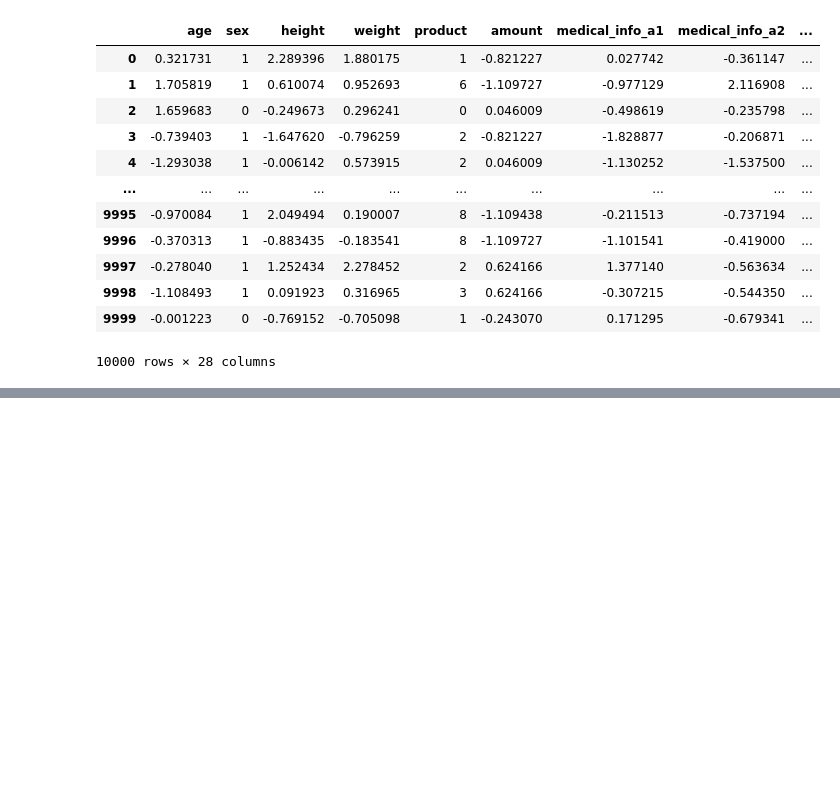
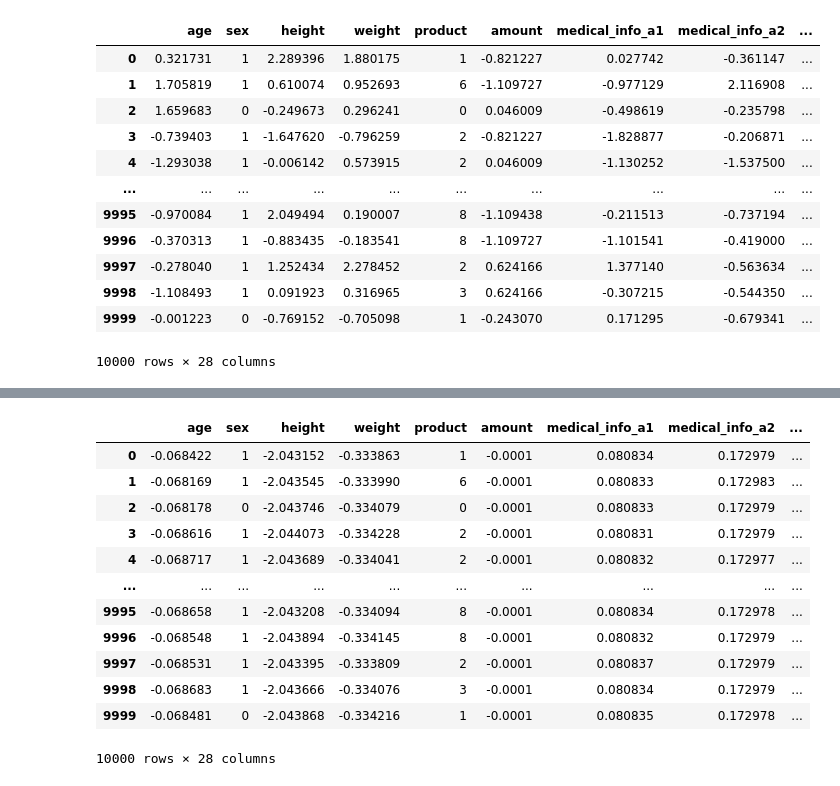
Before and after one commit to kitakou0313/titanic, a Jupyter notebook: kaggle_book/ch3/3_1.ipynb, the cells around one changed output, grey strips where cells are left out. Cells and saved outputs as stored; diff of their text form; code cells hidden in the pictures; blank space fills up the shorter version.

```diff
--- a/kaggle_book/ch3/3_1.ipynb
+++ b/kaggle_book/ch3/3_1.ipynb
@@ -93,0 +120,16 @@ test_x
+# %%
+test_x
+# %% [output]
+|  | age | sex | height | weight | product | amount | medical_info_a1 | medical_info_a2 | ... |
+| 0 | -0.068422 | 1 | -2.043152 | -0.333863 | 1 | -0.0001 | 0.080834 | 0.172979 | ... |
+| 1 | -0.068169 | 1 | -2.043545 | -0.333990 | 6 | -0.0001 | 0.080833 | 0.172983 | ... |
+| 2 | -0.068178 | 0 | -2.043746 | -0.334079 | 0 | -0.0001 | 0.080833 | 0.172979 | ... |
+| 3 | -0.068616 | 1 | -2.044073 | -0.334228 | 2 | -0.0001 | 0.080831 | 0.172979 | ... |
+| 4 | -0.068717 | 1 | -2.043689 | -0.334041 | 2 | -0.0001 | 0.080832 | 0.172977 | ... |
+| ... | ... | ... | ... | ... | ... | ... | ... | ... | ... |
+| 9995 | -0.068658 | 1 | -2.043208 | -0.334094 | 8 | -0.0001 | 0.080834 | 0.172978 | ... |
+| 9996 | -0.068548 | 1 | -2.043894 | -0.334145 | 8 | -0.0001 | 0.080832 | 0.172979 | ... |
+| 9997 | -0.068531 | 1 | -2.043395 | -0.333809 | 2 | -0.0001 | 0.080837 | 0.172979 | ... |
+| 9998 | -0.068683 | 1 | -2.043666 | -0.334076 | 3 | -0.0001 | 0.080834 | 0.172979 | ... |
+| 9999 | -0.068481 | 0 | -2.043868 | -0.334216 | 1 | -0.0001 | 0.080835 | 0.172978 | ... |
+10000 rows × 28 columns
```
Also changed, not shown: parts of 1 cell of this notebook.
